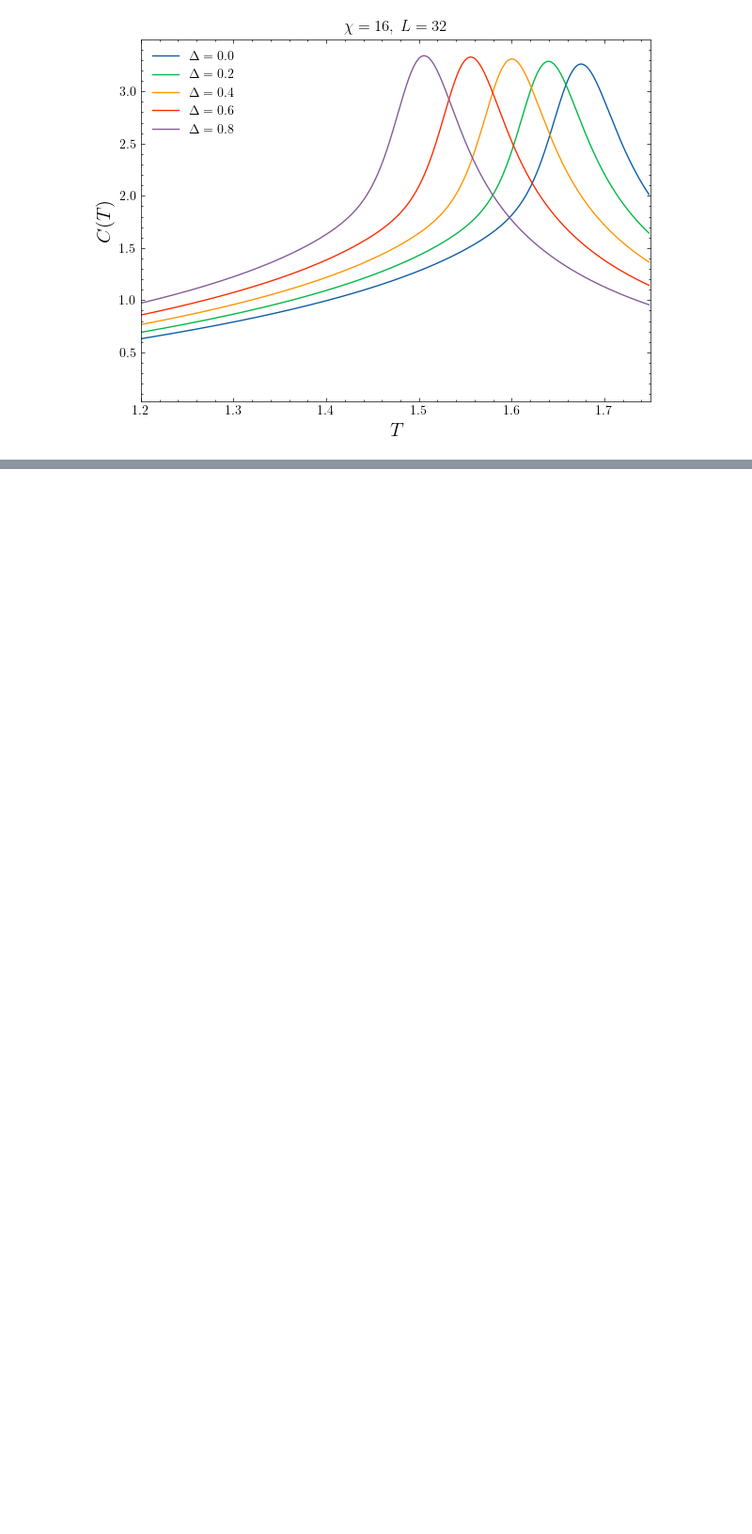
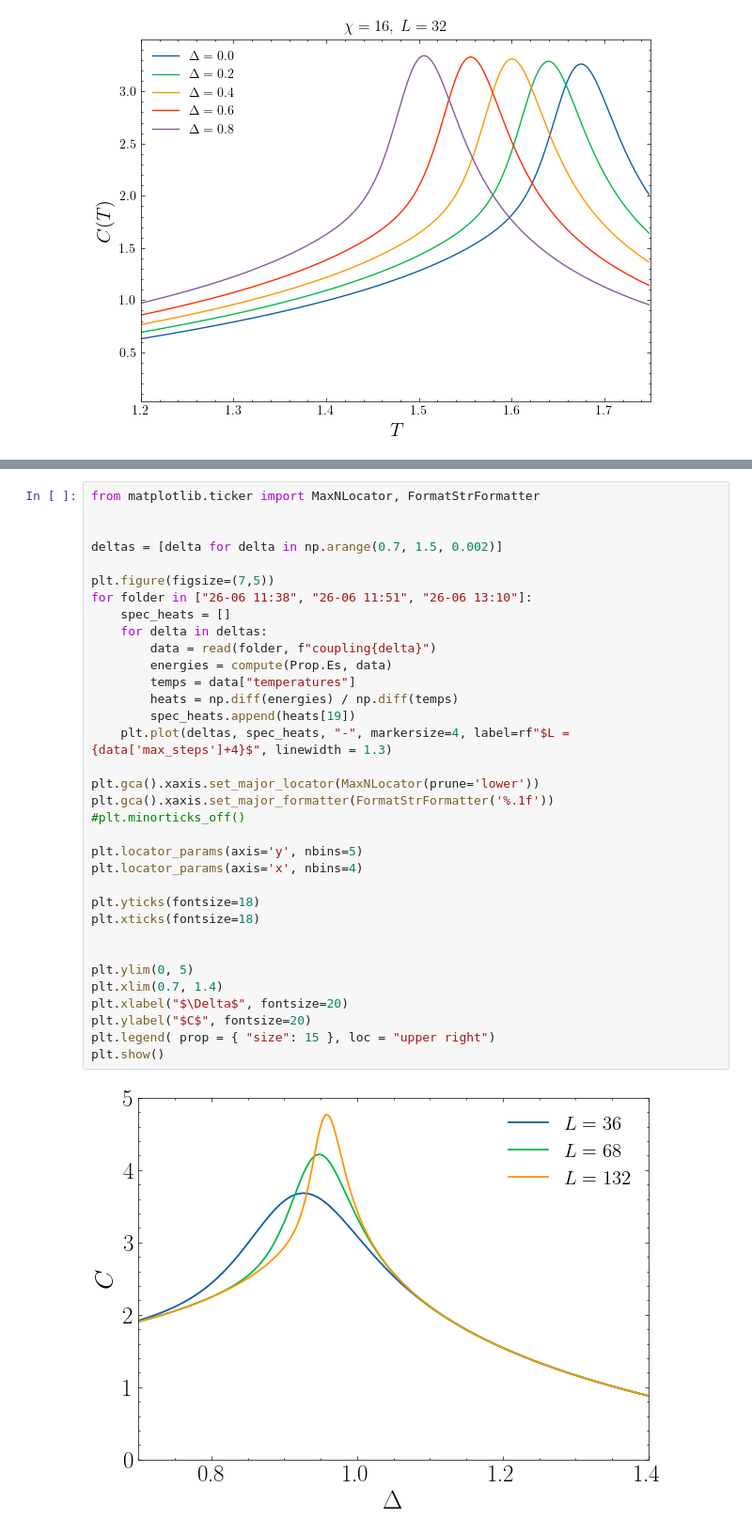
Before and after one commit to DerkNiessink/Blume, a Jupyter notebook: analysis/blume/phase.ipynb, the cells around one changed output, grey strips where cells are left out. Shown at 94% size. Drawn from its saved outputs; the diff is of its cells as text; blank space fills up the shorter version.

```diff
--- a/analysis/blume/phase.ipynb
+++ b/analysis/blume/phase.ipynb
@@ -261,0 +262,36 @@ Done
+# %%
+from matplotlib.ticker import MaxNLocator, FormatStrFormatter
+
+
+deltas = [delta for delta in np.arange(0.7, 1.5, 0.002)]
+
+plt.figure(figsize=(7,5))
+for folder in ["26-06 11:38", "26-06 11:51", "26-06 13:10"]:
+    spec_heats = []
+    for delta in deltas:
+        data = read(folder, f"coupling{delta}")
+        energies = compute(Prop.Es, data)
+        temps = data["temperatures"]
+        heats = np.diff(energies) / np.diff(temps)
+        spec_heats.append(heats[19])
+    plt.plot(deltas, spec_heats, "-", markersize=4, label=rf"$L = {data['max_steps']+4}$", linewidth = 1.3)
+
+plt.gca().xaxis.set_major_locator(MaxNLocator(prune='lower'))
+plt.gca().xaxis.set_major_formatter(FormatStrFormatter('%.1f'))
+#plt.minorticks_off()
+
+plt.locator_params(axis='y', nbins=5)
+plt.locator_params(axis='x', nbins=4)
+
+plt.yticks(fontsize=18)
+plt.xticks(fontsize=18)
+
+
+plt.ylim(0, 5)
+plt.xlim(0.7, 1.4)
+plt.xlabel("$\Delta$", fontsize=20)
+plt.ylabel("$C$", fontsize=20)
+plt.legend( prop = { "size": 15 }, loc = "upper right")
+plt.show()
+# %% [output]
+[figure, added]
```
Also changed, not shown: parts of 12 cells of this notebook, 47 other files.
